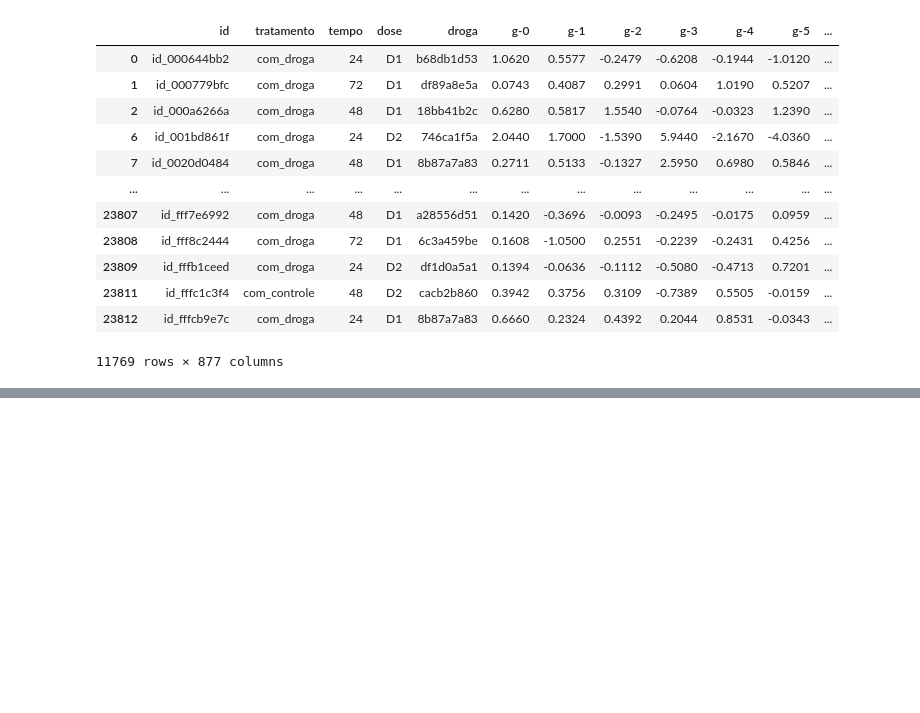
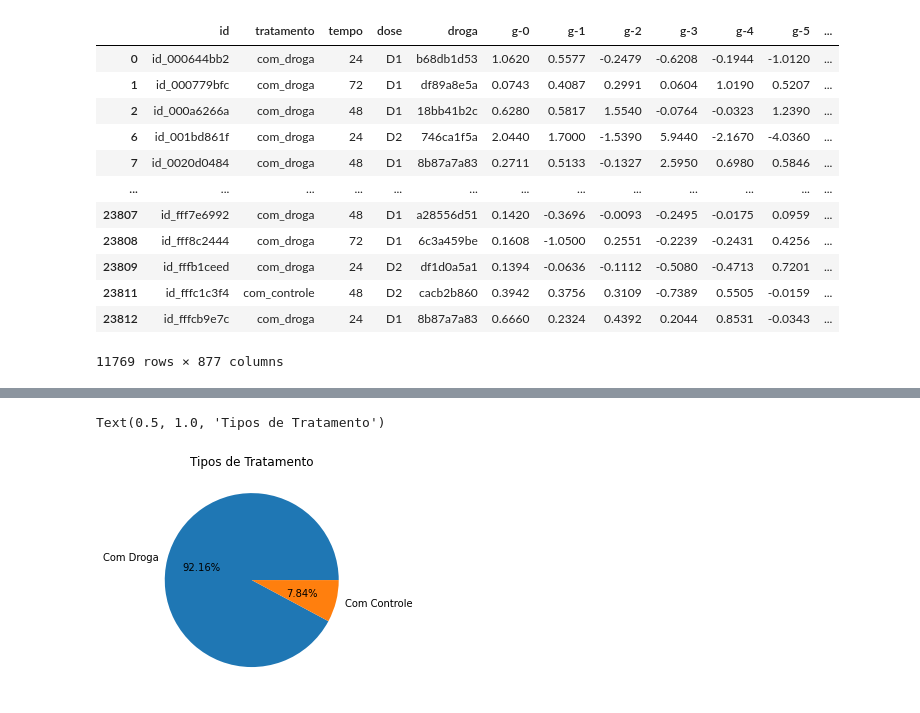
Before and after one commit to isaniolopes/imersao_dados, a Jupyter notebook: Alura.ipynb, the cells around one changed output, grey strips where cells are left out. Drawn from its saved outputs; the diff is of its cells as text; code cells hidden in the pictures; blank space fills up the shorter version.

```diff
--- a/Alura.ipynb
+++ b/Alura.ipynb
@@ -150,0 +197,4 @@ dados_filtrados
+# %%
+#retirar o hífen das colunas g*
+dados.columns = [i.replace('-', '') for i in dados.columns]
+dados.head()
@@ -150,0 +228,7 @@ dados_filtrados
+# %%
+#grafico com labels e percentual
+plt.pie(dados['tratamento'].value_counts(),labels=['Com Droga','Com Controle'],autopct='%1.2f%%')
+plt.title('Tipos de Tratamento')
+# %% [output]
+Text(0.5, 1.0, 'Tipos de Tratamento')
+[figure, added]
```
Also changed, not shown: parts of 8 cells of this notebook.
